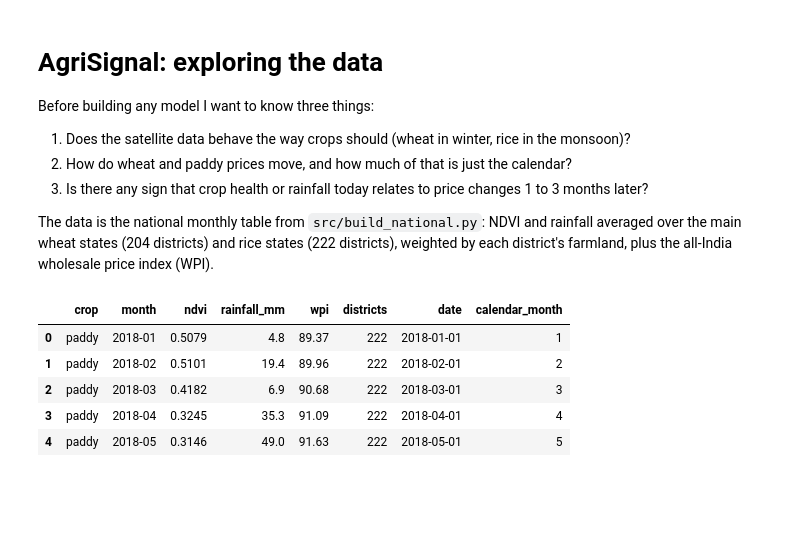
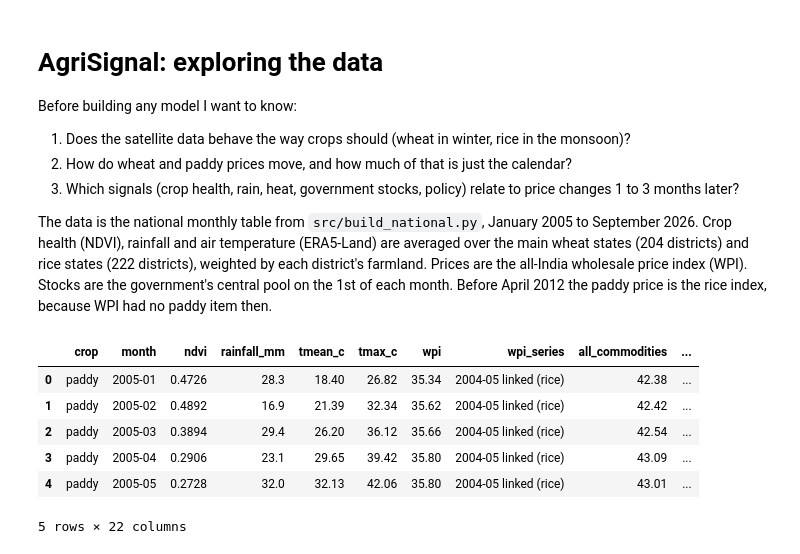
Before and after one commit to ShivMudgal/AgriSignal, a Jupyter notebook: notebooks/01_eda.ipynb, the cells around one changed output. Saved outputs shown, nothing was run; the diff lists cells and outputs as text; code cells hidden in the pictures; blank space fills up the shorter version.

Commit message:
Update analysis notebook and README for 2005 to 2026 data

```diff
--- a/notebooks/01_eda.ipynb
+++ b/notebooks/01_eda.ipynb
@@ -1,38 +1,47 @@
 # %% [markdown]
 # AgriSignal: exploring the data
 
-Before building any model I want to know three things:
+Before building any model I want to know:
 
 1. Does the satellite data behave the way crops should (wheat in winter, rice in the monsoon)?
 2. How do wheat and paddy prices move, and how much of that is just the calendar?
-3. Is there any sign that crop health or rainfall today relates to price changes 1 to 3 months later?
+3. Which signals (crop health, rain, heat, government stocks, policy) relate to price changes 1 to 3 months later?
 
-The data is the national monthly table from `src/build_national.py`: NDVI and rainfall averaged over the main wheat states (204 districts) and rice states (222 districts), weighted by each district's farmland, plus the all-India wholesale price index (WPI).
+The data is the national monthly table from `src/build_national.py`, January 2005 to September 2026. Crop health (NDVI), rainfall and air temperature (ERA5-Land) are averaged over the main wheat states (204 districts) and rice states (222 districts), weighted by each district's farmland. Prices are the all-India wholesale price index (WPI). Stocks are the government's central pool on the 1st of each month. Before April 2012 the paddy price is the rice index, because WPI had no paddy item then.
 # %%
 from pathlib import Path
 
 import matplotlib.pyplot as plt
+import numpy as np
 import pandas as pd
 
 plt.rcParams["figure.figsize"] = (10, 4)
 plt.rcParams["axes.spines.top"] = False
 plt.rcParams["axes.spines.right"] = False
 
 COLORS = {"wheat": "#c28a00", "paddy": "#2a7f62"}
 MONTH_NAMES = ["Jan", "Feb", "Mar", "Apr", "May", "Jun", "Jul", "Aug", "Sep", "Oct", "Nov", "Dec"]
 
 national = pd.read_csv(Path("..") / "data" / "processed" / "national_monthly.csv")
 national["date"] = pd.to_datetime(national["month"])
 national["calendar_month"] = national["date"].dt.month
+national["year"] = national["date"].dt.year
 national = national.sort_values(["crop", "date"]).reset_index(drop=True)
+
+# Anomaly = value minus the average for that crop and calendar month.
+for column in ["ndvi", "rainfall_mm", "tmax_c"]:
+    normal = national.groupby(["crop", "calendar_month"])[column].transform("mean")
+    national[f"{column}_anomaly"] = national[column] - normal
+
 national.head()
 # %% [output]
-|  | crop | month | ndvi | rainfall_mm | wpi | districts | date | calendar_month |
-| 0 | paddy | 2018-01 | 0.5079 | 4.8 | 89.37 | 222 | 2018-01-01 | 1 |
-| 1 | paddy | 2018-02 | 0.5101 | 19.4 | 89.96 | 222 | 2018-02-01 | 2 |
-| 2 | paddy | 2018-03 | 0.4182 | 6.9 | 90.68 | 222 | 2018-03-01 | 3 |
-| 3 | paddy | 2018-04 | 0.3245 | 35.3 | 91.09 | 222 | 2018-04-01 | 4 |
-| 4 | paddy | 2018-05 | 0.3146 | 49.0 | 91.63 | 222 | 2018-05-01 | 5 |
+|  | crop | month | ndvi | rainfall_mm | tmean_c | tmax_c | wpi | wpi_series | all_commodities | ... |
+| 0 | paddy | 2005-01 | 0.4726 | 28.3 | 18.40 | 26.82 | 35.34 | 2004-05 linked (rice) | 42.38 | ... |
+| 1 | paddy | 2005-02 | 0.4892 | 16.9 | 21.39 | 32.34 | 35.62 | 2004-05 linked (rice) | 42.42 | ... |
+| 2 | paddy | 2005-03 | 0.3894 | 29.4 | 26.20 | 36.12 | 35.66 | 2004-05 linked (rice) | 42.54 | ... |
+| 3 | paddy | 2005-04 | 0.2906 | 23.1 | 29.65 | 39.42 | 35.80 | 2004-05 linked (rice) | 43.09 | ... |
+| 4 | paddy | 2005-05 | 0.2728 | 32.0 | 32.13 | 42.06 | 35.80 | 2004-05 linked (rice) | 43.01 | ... |
+5 rows × 22 columns
 # %% [markdown]
 ## 1. Seasonal cycle of crop health
 
```
Also changed, not shown: parts of 38 cells of this notebook, 1 other file.
